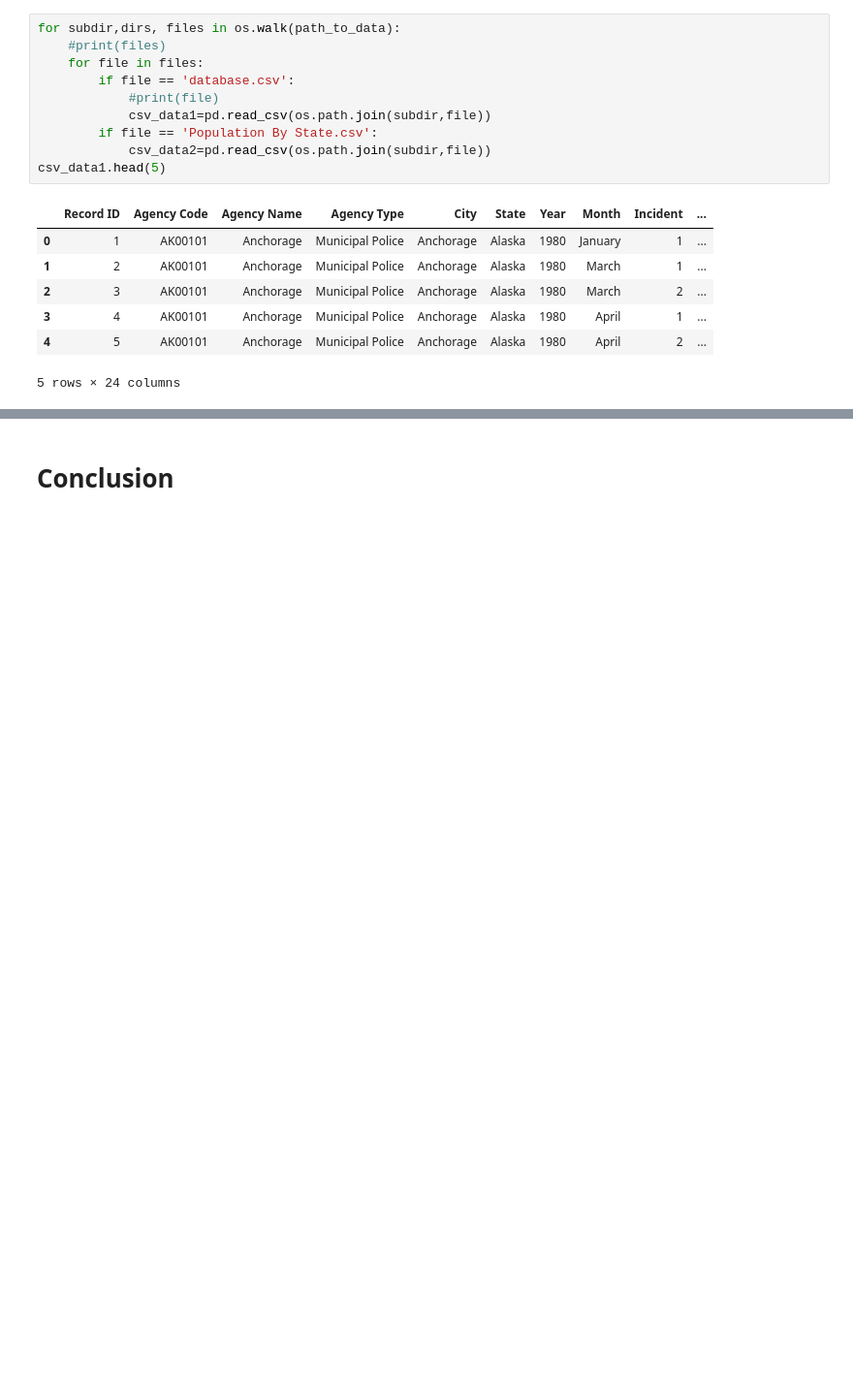
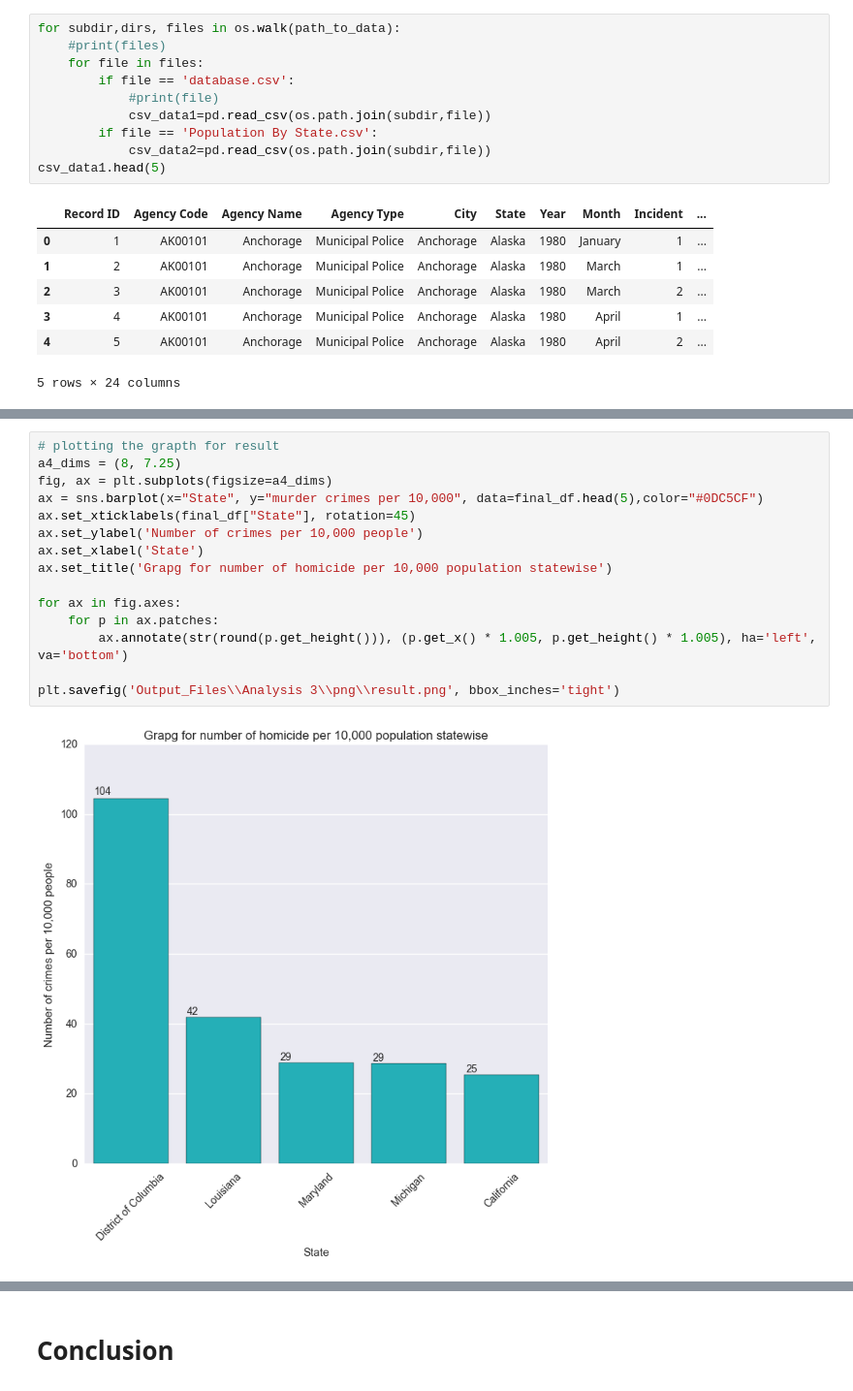
Before and after one commit to priyalchaudhari/Final_Priyal_chaudhari_homicide_analysis, a Jupyter notebook: Final/Analysis_3.ipynb, the cells around one changed output, grey strips where cells are left out. Shown: that part at 97% size. Cells and saved outputs as stored; diff of their text form; blank space fills up the shorter version.

```diff
--- a/Final/Analysis_3.ipynb
+++ b/Final/Analysis_3.ipynb
@@ -94,0 +107,17 @@ final_df.head(5)
+# %%
+# plotting the grapth for result
+a4_dims = (8, 7.25)
+fig, ax = plt.subplots(figsize=a4_dims)
+ax = sns.barplot(x="State", y="murder crimes per 10,000", data=final_df.head(5),color="#0DC5CF")
+ax.set_xticklabels(final_df["State"], rotation=45)
+ax.set_ylabel('Number of crimes per 10,000 people')
+ax.set_xlabel('State')
+ax.set_title('Grapg for number of homicide per 10,000 population statewise')
+
+for ax in fig.axes:
+    for p in ax.patches:
+        ax.annotate(str(round(p.get_height())), (p.get_x() * 1.005, p.get_height() * 1.005), ha='left', va='bottom')
+
+plt.savefig('Output_Files\\Analysis 3\\png\\result.png', bbox_inches='tight')
+# %% [output]
+[figure, added]
```
Also changed, not shown: parts of 16 cells of this notebook, 31 other files.
